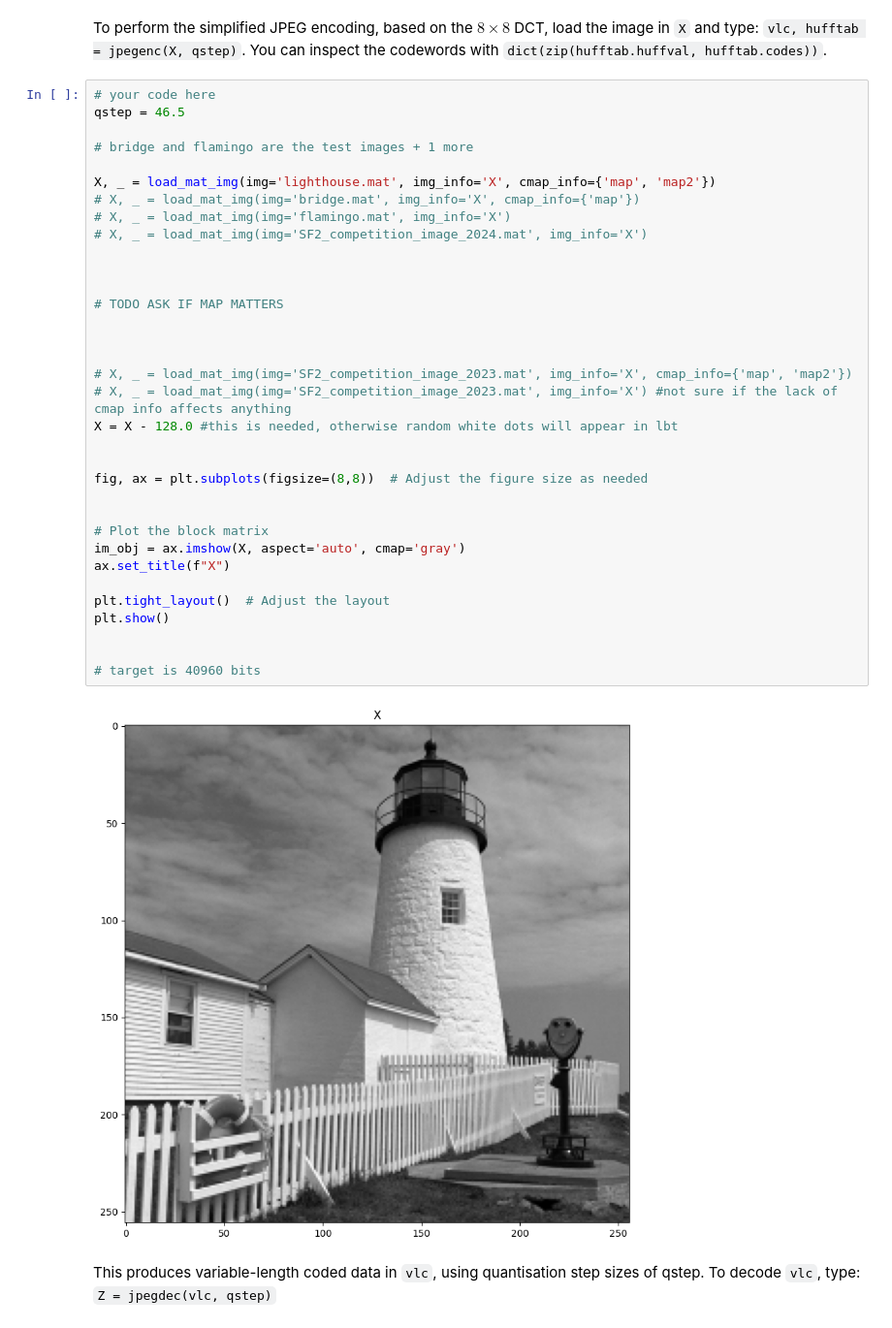
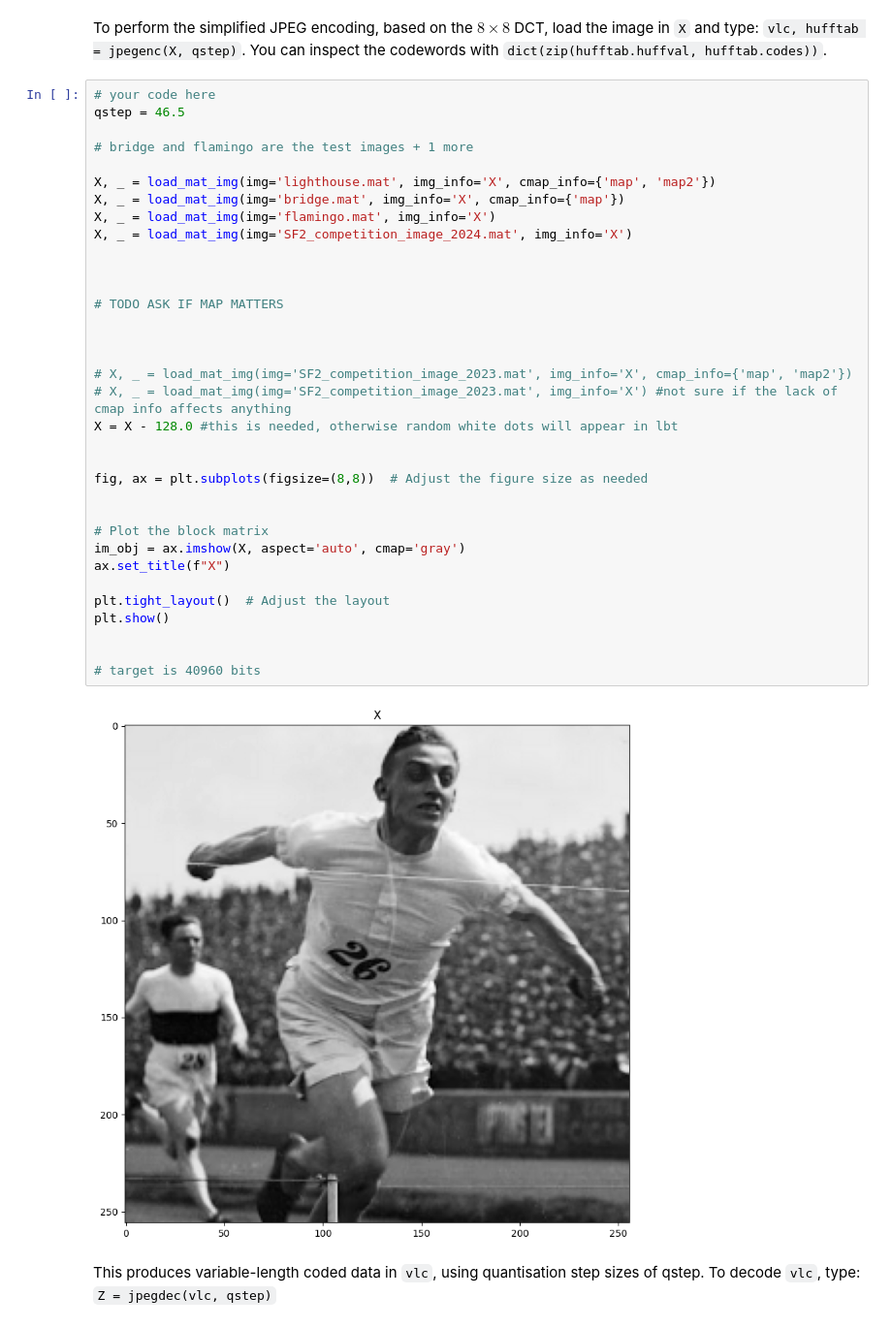
Before and after one commit to AndrewKeYanzhe/cued_sf2_lab-master, a Jupyter notebook: 12-huffman_2LayerDCT.ipynb, the cells around one changed output. Shown at 97% size. Drawn from its saved outputs; the diff is of its cells as text.

```diff
--- a/12-huffman_2LayerDCT.ipynb
+++ b/12-huffman_2LayerDCT.ipynb
@@ -125,37 +125,37 @@ You can inspect the codewords with `dict(zip(hufftab.huffval, hufftab.codes))`.
 qstep = 46.5
 
 # bridge and flamingo are the test images + 1 more
 
 X, _ = load_mat_img(img='lighthouse.mat', img_info='X', cmap_info={'map', 'map2'})
-# X, _ = load_mat_img(img='bridge.mat', img_info='X', cmap_info={'map'})
-# X, _ = load_mat_img(img='flamingo.mat', img_info='X')
-# X, _ = load_mat_img(img='SF2_competition_image_2024.mat', img_info='X')
+X, _ = load_mat_img(img='bridge.mat', img_info='X', cmap_info={'map'})
+X, _ = load_mat_img(img='flamingo.mat', img_info='X')
+X, _ = load_mat_img(img='SF2_competition_image_2024.mat', img_info='X')
 
 
 
 # TODO ASK IF MAP MATTERS
 
 
 
 # X, _ = load_mat_img(img='SF2_competition_image_2023.mat', img_info='X', cmap_info={'map', 'map2'})
 # X, _ = load_mat_img(img='SF2_competition_image_2023.mat', img_info='X') #not sure if the lack of cmap info affects anything
 X = X - 128.0 #this is needed, otherwise random white dots will appear in lbt
 
 
 fig, ax = plt.subplots(figsize=(8,8))  # Adjust the figure size as needed
 
 
 # Plot the block matrix
 im_obj = ax.imshow(X, aspect='auto', cmap='gray')
 ax.set_title(f"X")
 
 plt.tight_layout()  # Adjust the layout
 plt.show()
 
 
 # target is 40960 bits
 # %% [output]
-[figure, old version]
+[figure, new version]
 # %% [markdown]
 This produces variable-length coded data in `vlc`, using quantisation step sizes of qstep.  To decode `vlc`, type:  `Z = jpegdec(vlc, qstep)`
 # %%
```
Also changed, not shown: parts of 3 cells of this notebook, 1 other file.
